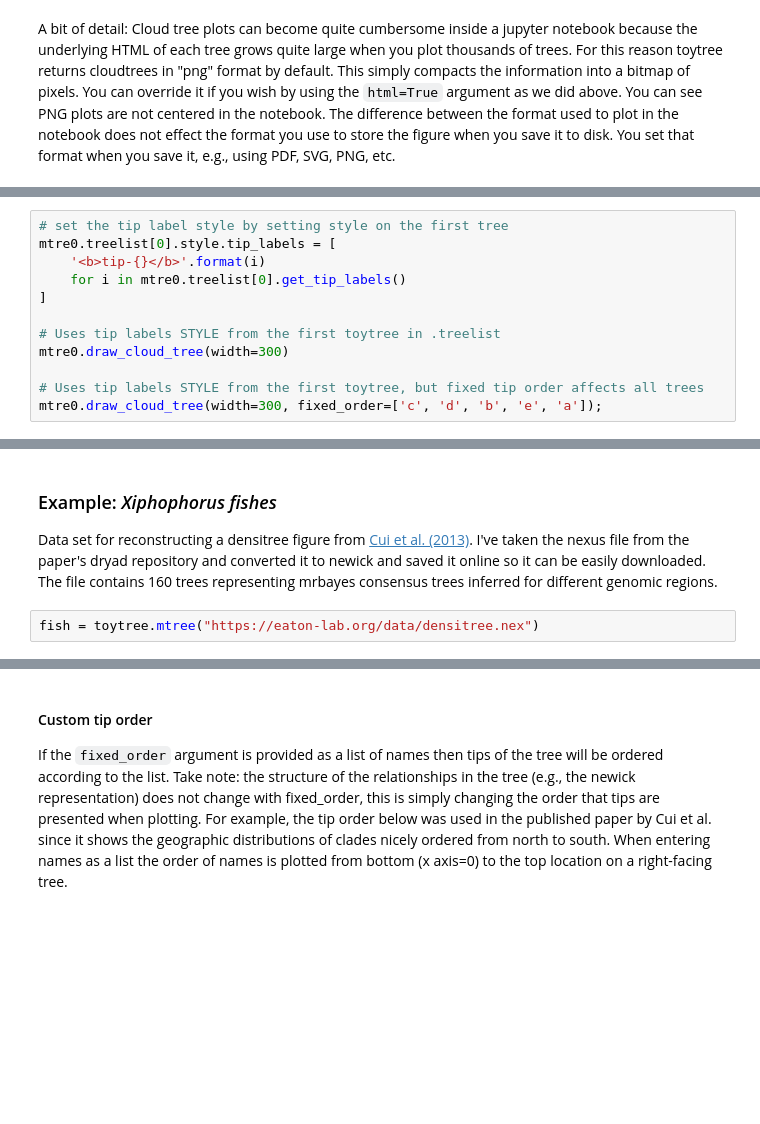
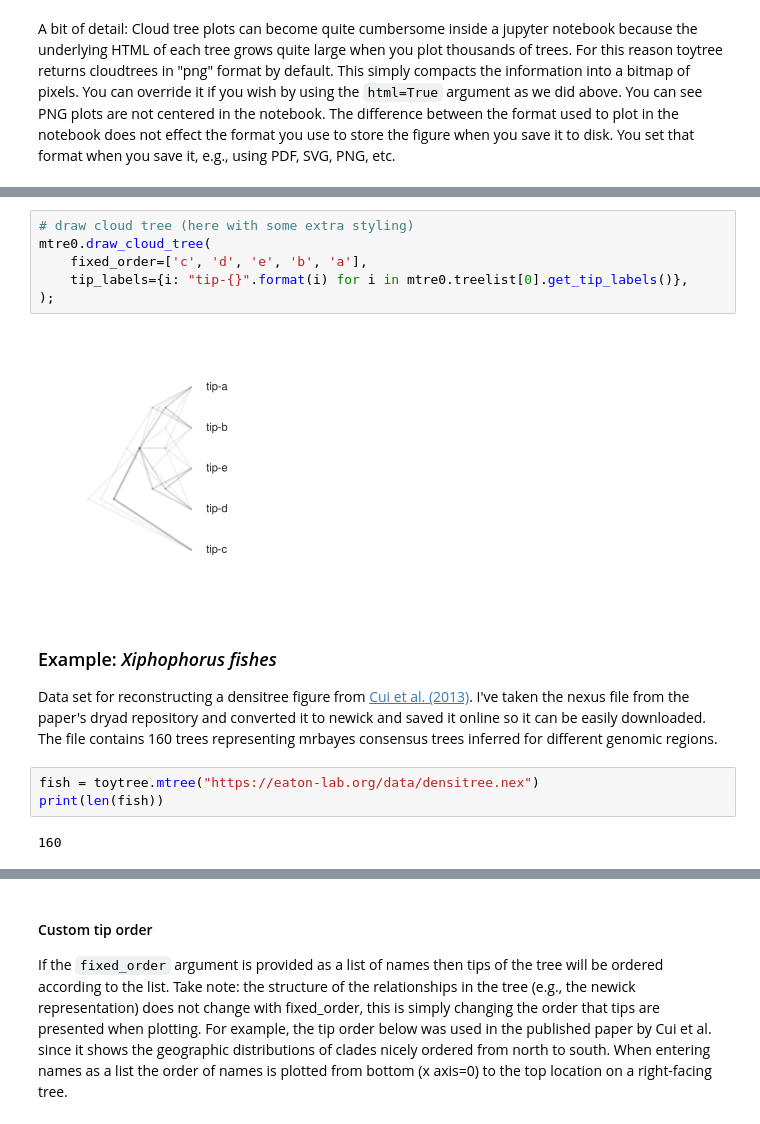
Before and after one commit to eaton-lab/toytree, a Jupyter notebook: docs/7-multitrees.ipynb, the cells around one changed output, grey strips where cells are left out. Cells and saved outputs as stored; diff of their text form; blank space fills up the shorter version.

```diff
--- a/docs/7-multitrees.ipynb
+++ b/docs/7-multitrees.ipynb
@@ -127,12 +123,0 @@ In cloud tree plots a fixed order of the tips will always be enforced, which all
-# %%
-# set the tip label style by setting style on the first tree
-mtre0.treelist[0].style.tip_labels = [
-    '<b>tip-{}</b>'.format(i)
-    for i in mtre0.treelist[0].get_tip_labels()
-]
-
-# Uses tip labels STYLE from the first toytree in .treelist
-mtre0.draw_cloud_tree(width=300)
-
-# Uses tip labels STYLE from the first toytree, but fixed tip order affects all trees
-mtre0.draw_cloud_tree(width=300, fixed_order=['c', 'd', 'b', 'e', 'a']);
@@ -142,5 +127,16 @@ mtre0.draw_cloud_tree(width=300, fixed_order=['c', 'd', 'b', 'e', 'a']);
+# %%
+# draw cloud tree (here with some extra styling)
+mtre0.draw_cloud_tree(
+    fixed_order=['c', 'd', 'e', 'b', 'a'],
+    tip_labels={i: "tip-{}".format(i) for i in mtre0.treelist[0].get_tip_labels()},
+);
+# %% [output]
+[figure, added]
 # %% [markdown]
 ### Example: <i>Xiphophorus fishes</i>
 Data set for reconstructing a densitree figure from [Cui et al. (2013)](https://datadryad.org/resource/doi:10.5061/dryad.8bt72/1). I've taken the nexus file from the paper's dryad repository and converted it to newick and saved it online so it can be easily downloaded. The file contains 160 trees representing mrbayes consensus trees inferred for different genomic regions.
 # %%
 fish = toytree.mtree("https://eaton-lab.org/data/densitree.nex")
+print(len(fish))
+# %% [output]
+160
```
Also changed, not shown: parts of 18 cells of this notebook, 3 other files.
